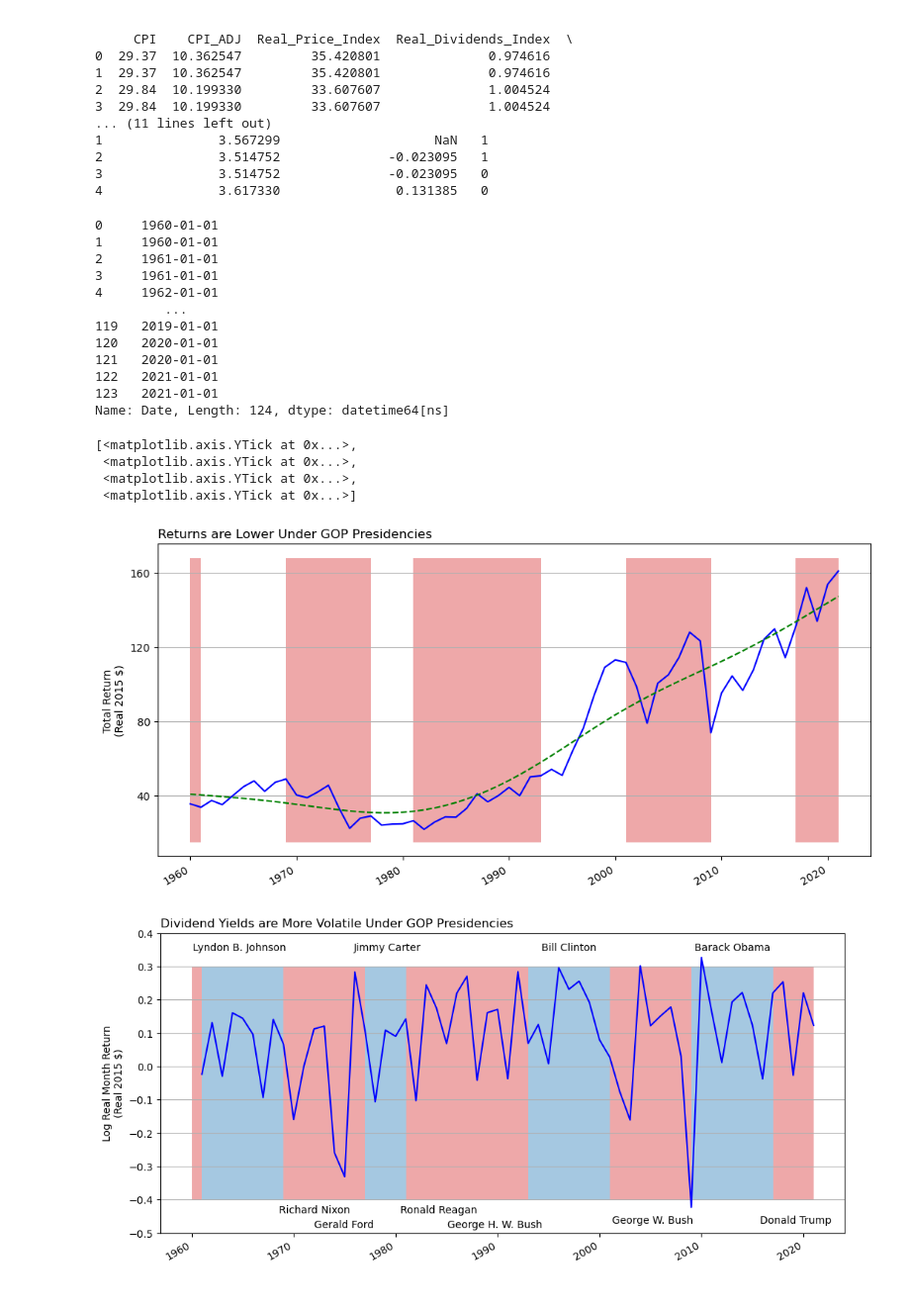
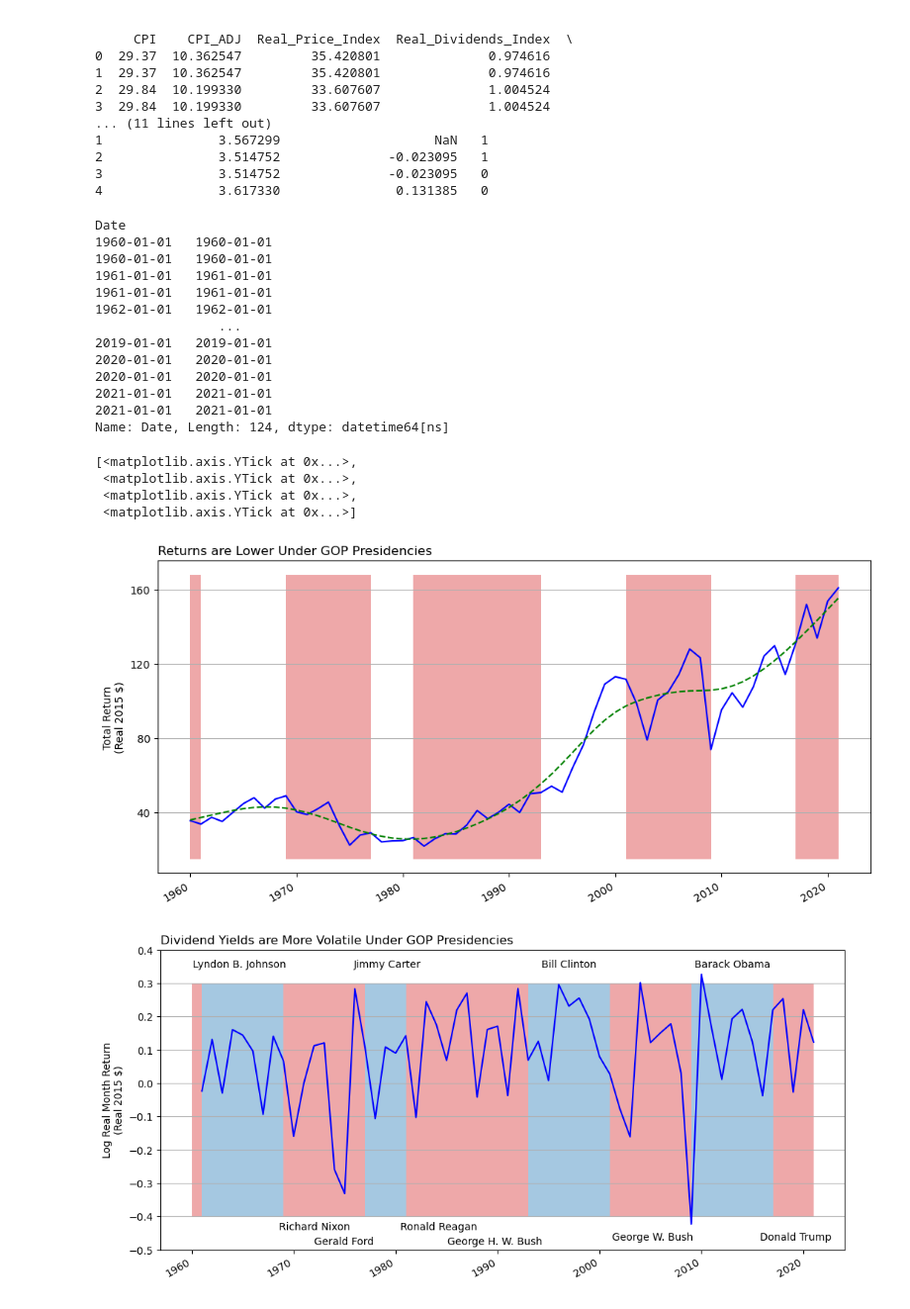
Before and after one commit to Sunsett5/as.180.369, a Jupyter notebook: contrib/Sunsett5/ZahnMVStockReturns_submission.ipynb, the cells around one changed output. Shown at 99% size. Cells and saved outputs as stored; diff of their text form; code cells hidden in the pictures.

```diff
--- a/contrib/Sunsett5/ZahnMVStockReturns_submission.ipynb
+++ b/contrib/Sunsett5/ZahnMVStockReturns_submission.ipynb
@@ -169,46 +169,47 @@ def plot_series(ax, df, index='Date', cols=['Real_Total_Return'], area='GOP'):
     ax.plot([df['Date'][2*i] for i in range(62)],real_total_return_trend,'g--')
     return ax
 
 # import trend line
 print(df['Date'])
-with open('real_total_return_trend_rough.csv', newline='') as csvfile:
+with open('real_total_return_trend.csv', newline='') as csvfile:
     reader = csv.reader((csvfile), delimiter=',')#, quotechar='|')
     real_total_return_trend = [float(i[0]) for i in list(reader)]
     #print(real_total_return_trend)
 # set up figure, axis
 f, ax = plt.subplots(figsize=(12, 6))
 plot_series(ax, df)
 ax.set_title('Returns are Lower Under GOP Presidencies', loc='left')
 
 # ax.grid(visible=False)
 ax.grid(axis='y')
 ax.set_xlabel('')
 ax.set_ylabel('Total Return\n(Real 2015 $)')
 
 ax.set_yticks([40, 80, 120, 160])
 # for text in ax.get_yticklabels():
 #     text.set_fontsize(40)
 
 # plt.show()
 # f.savefig('matts_plot.png')
 # %% [output]
-0     1960-01-01
-1     1960-01-01
-2     1961-01-01
-3     1961-01-01
-4     1962-01-01
-         ...
-119   2019-01-01
-120   2020-01-01
-121   2020-01-01
-122   2021-01-01
-123   2021-01-01
+Date
+1960-01-01   1960-01-01
+1960-01-01   1960-01-01
+1961-01-01   1961-01-01
+1961-01-01   1961-01-01
+1962-01-01   1962-01-01
+                ...
+2019-01-01   2019-01-01
+2020-01-01   2020-01-01
+2020-01-01   2020-01-01
+2021-01-01   2021-01-01
+2021-01-01   2021-01-01
 Name: Date, Length: 124, dtype: datetime64[ns]
 [<matplotlib.axis.YTick at 0x...>,
  <matplotlib.axis.YTick at 0x...>,
  <matplotlib.axis.YTick at 0x...>,
  <matplotlib.axis.YTick at 0x...>]
-[figure, old version]
+[figure, new version]
 # %%
 # Plot log total returns over time. Shade GOP presidential terms
 # convenience function
```
